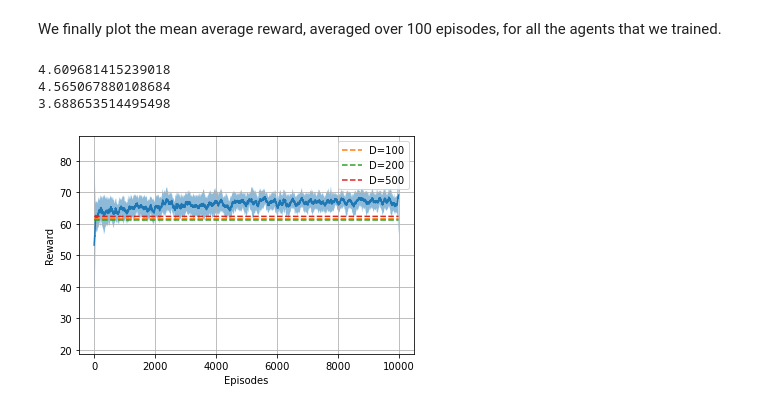
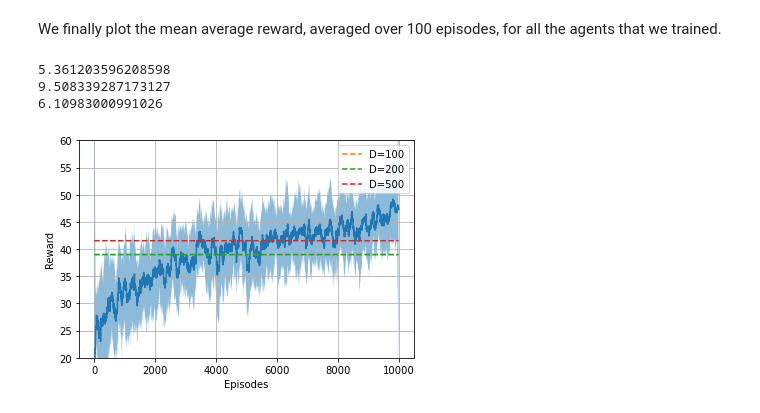
Before and after one commit to FMZennaro/CTF-RL, a Jupyter notebook: Simulation5/Simulation5.ipynb, the cells around one changed output. Drawn from its saved outputs; the diff is of its cells as text; code cells hidden in the pictures.

```diff
--- a/Simulation5/Simulation5.ipynb
+++ b/Simulation5/Simulation5.ipynb
@@ -77,8 +77,8 @@ rewards_im0 = np.zeros((ntrials,nepisodes_learning))
 for t in tqdm(range(ntrials)):
 
     agt = agn.Agent(verbose=False)
-    agt.set_learning_options(exploration=0.9,
-                         learningrate=0.3,
+    agt.set_learning_options(exploration=0.3,
+                         learningrate=0.1,
                          discount=0.9)
 
     for e in range(nepisodes_learning):
@@ -108,7 +108,7 @@ for i in range(len(imitations)):
     for t in tqdm(range(ntrials)):
 
         agt = agn.Agent(verbose=False)
-        agt.set_learning_options(exploration=0.9,
+        agt.set_learning_options(exploration=0.3,
                              learningrate=0.3,
                              discount=0.9)
 
@@ -141,7 +141,7 @@ y = np.mean(uniform_filter1d(rewards_im0,size=100,mode='nearest',axis=1),axis=0)
 ystd = np.std(uniform_filter1d(rewards_im0,size=100,mode='nearest'),axis=0)
 plt.plot(x,y)
 plt.fill_between(x,y-ystd,y+ystd,alpha=.5)
-#plt.ylim(35,70)
+plt.ylim(20,60)
 
 # avg_rewards_im0 = []
 # std_rewards_im0 = []
@@ -158,35 +158,35 @@ plt.fill_between(x,y-ystd,y+ystd,alpha=.5)
 y = [np.mean(rewards_imN[:,0,:])]*(nepisodes_learning)
 ystd = np.std(np.mean(rewards_imN[:,0,:],axis=1))
 plt.plot(x,y, label='D=100', linestyle='dashed')
 #plt.fill_between(x,y-ystd,y+ystd,alpha=.5)
 print(ystd)
 
 y = [np.mean(rewards_imN[:,1,:])]*(nepisodes_learning)
 ystd = np.std(np.mean(rewards_imN[:,1,:],axis=1))
 plt.plot(x,y, label='D=200', linestyle='dashed')
 #plt.fill_between(x,y-ystd,y+ystd,alpha=.5)
 print(ystd)
 
 y = [np.mean(rewards_imN[:,2,:])]*(nepisodes_learning)
 ystd = np.std(np.mean(rewards_imN[:,2,:],axis=1))
 plt.plot(x,y, label='D=500', linestyle='dashed')
 #plt.fill_between(x,y-ystd,y+ystd,alpha=.5)
 print(ystd)
 
 #plt.plot(np.arange(nepisodes_learning),avg_rewards_im0, label='Standard RL')
 #plt.plot(np.arange(nepisodes_learning),[np.mean(rewards_imN[:,0,:])]*(nepisodes_learning), label='D=100', linestyle='dashed')
 #plt.plot(np.arange(nepisodes_learning),[np.mean(rewards_imN[:,1,:])]*(nepisodes_learning), label='D=200', linestyle='dashed')
 #plt.plot(np.arange(nepisodes_learning),[np.mean(rewards_imN[:,2,:])]*(nepisodes_learning), label='D=500', linestyle='dashed')
 
 plt.xlabel('Episodes')
 plt.ylabel('Reward')
 plt.legend()
 plt.grid()
 
-plt.savefig('simul5_imitation.png')
+plt.savefig('simul5_imitation.png',dpi=300)
 plt.show()
 # %% [output]
-4.609681415239018
-4.565067880108684
-3.688653514495498
+5.361203596208598
+9.508339287173127
+6.10983000991026
-[figure, old version]
+[figure, new version]
```
Also changed, not shown: parts of 2 cells of this notebook, 2 other files.
